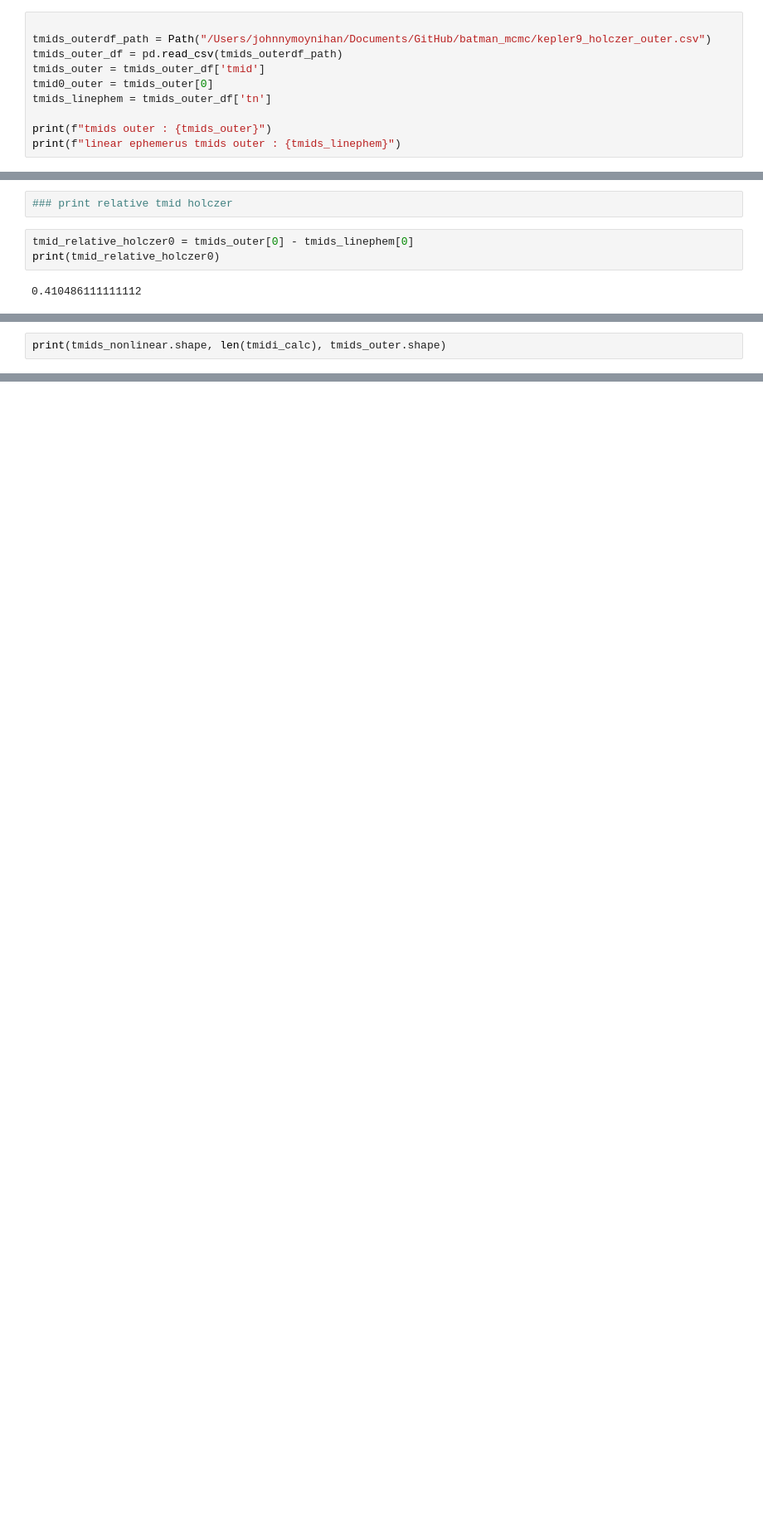
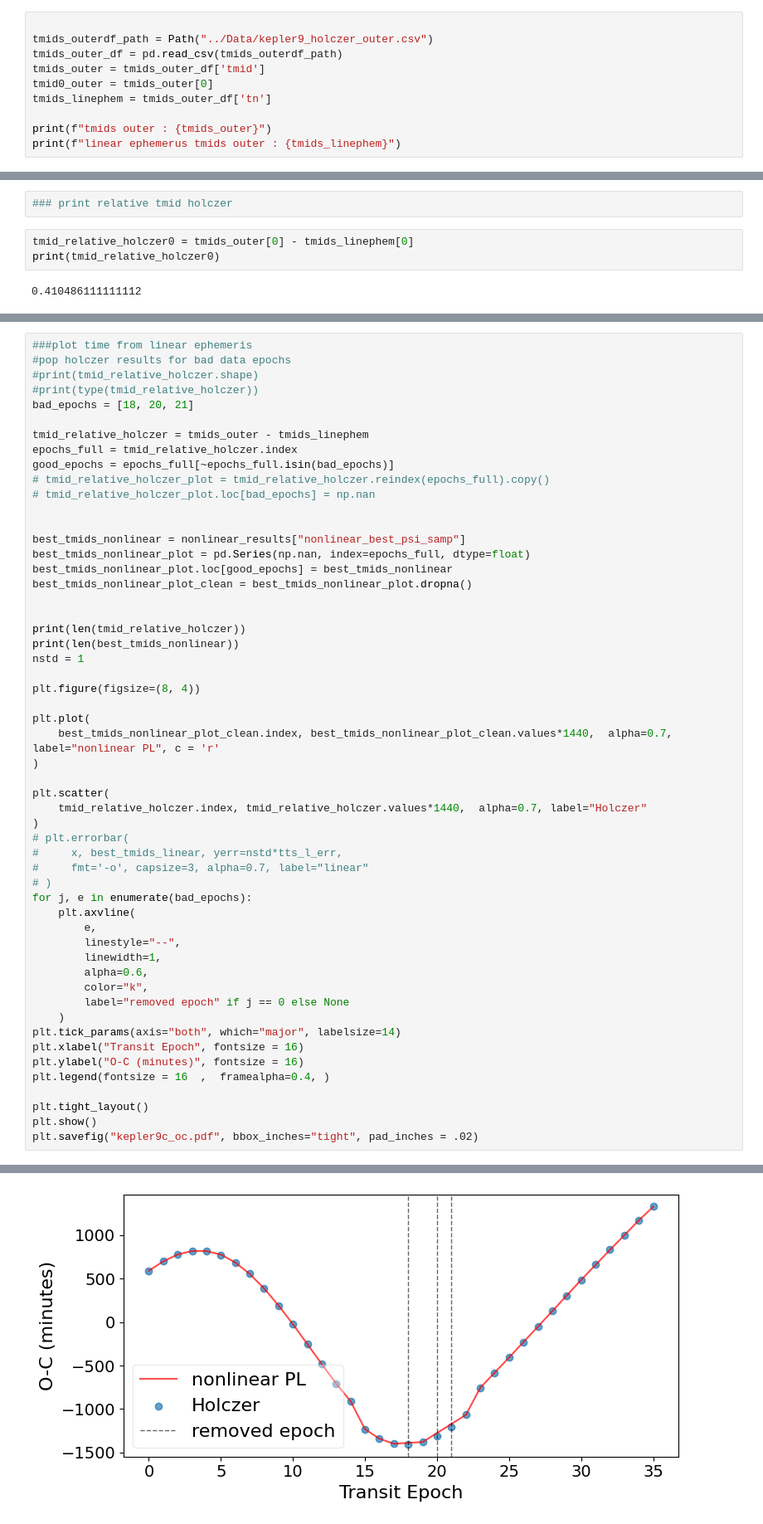
Before and after one commit to johnmoynihan/pluto_package, a Jupyter notebook: Code/get_posteriors_kepler9c.ipynb, the cells around one changed output, grey strips where cells are left out. Shown at 83% size. Saved outputs shown, nothing was run; the diff lists cells and outputs as text; blank space fills up the shorter version.

```diff
--- a/Code/get_posteriors_kepler9c.ipynb
+++ b/Code/get_posteriors_kepler9c.ipynb
@@ -9,7 +9,7 @@ from pathlib import Path
 import math
 # %%
 
-tmids_outerdf_path = Path("/Users/johnnymoynihan/Documents/GitHub/batman_mcmc/kepler9_holczer_outer.csv")
+tmids_outerdf_path = Path("../Data/kepler9_holczer_outer.csv")
 tmids_outer_df = pd.read_csv(tmids_outerdf_path)
 tmids_outer = tmids_outer_df['tmid']
 tmid0_outer = tmids_outer[0]
@@ -221,3 +198,55 @@ dtype: float64
 # %%
-print(tmids_nonlinear.shape, len(tmidi_calc), tmids_outer.shape)
+###plot time from linear ephemeris
+#pop holczer results for bad data epochs
+#print(tmid_relative_holczer.shape)
+#print(type(tmid_relative_holczer))
+bad_epochs = [18, 20, 21]
+
+tmid_relative_holczer = tmids_outer - tmids_linephem
+epochs_full = tmid_relative_holczer.index
+good_epochs = epochs_full[~epochs_full.isin(bad_epochs)]
+# tmid_relative_holczer_plot = tmid_relative_holczer.reindex(epochs_full).copy()
+# tmid_relative_holczer_plot.loc[bad_epochs] = np.nan
+
+
+best_tmids_nonlinear = nonlinear_results["nonlinear_best_psi_samp"]
+best_tmids_nonlinear_plot = pd.Series(np.nan, index=epochs_full, dtype=float)
+best_tmids_nonlinear_plot.loc[good_epochs] = best_tmids_nonlinear
+best_tmids_nonlinear_plot_clean = best_tmids_nonlinear_plot.dropna()
+
+
+print(len(tmid_relative_holczer))
+print(len(best_tmids_nonlinear))
+nstd = 1
+
+plt.figure(figsize=(8, 4))
+
+plt.plot(
+    best_tmids_nonlinear_plot_clean.index, best_tmids_nonlinear_plot_clean.values*1440,  alpha=0.7, label="nonlinear PL", c = 'r'
+)
+
+plt.scatter(
+    tmid_relative_holczer.index, tmid_relative_holczer.values*1440,  alpha=0.7, label="Holczer"
+)
+# plt.errorbar(
+#     x, best_tmids_linear, yerr=nstd*tts_l_err,
+#     fmt='-o', capsize=3, alpha=0.7, label="linear"
+# )
+for j, e in enumerate(bad_epochs):
+    plt.axvline(
+        e,
+        linestyle="--",
+        linewidth=1,
+        alpha=0.6,
+        color="k",
+        label="removed epoch" if j == 0 else None
+    )
+plt.tick_params(axis="both", which="major", labelsize=14)
+plt.xlabel("Transit Epoch", fontsize = 16)
+plt.ylabel("O-C (minutes)", fontsize = 16)
+plt.legend(fontsize = 16  ,  framealpha=0.4, )
+
+plt.tight_layout()
+plt.show()
+plt.savefig("kepler9c_oc.pdf", bbox_inches="tight", pad_inches = .02)
 # %% [output]
@@ -224,0 +255 @@ print(tmids_nonlinear.shape, len(tmidi_calc), tmids_outer.shape)
+[figure, added]
```
Also changed, not shown: parts of 12 cells of this notebook, 10 other files.
